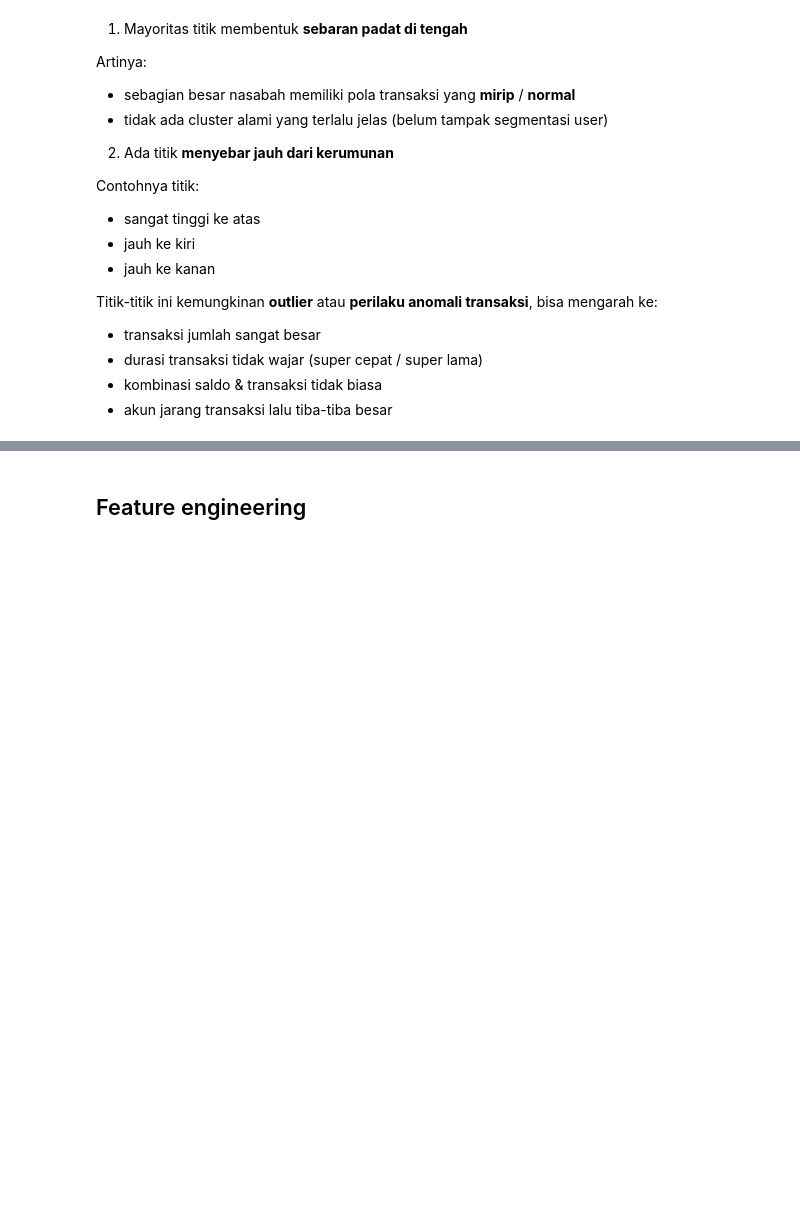
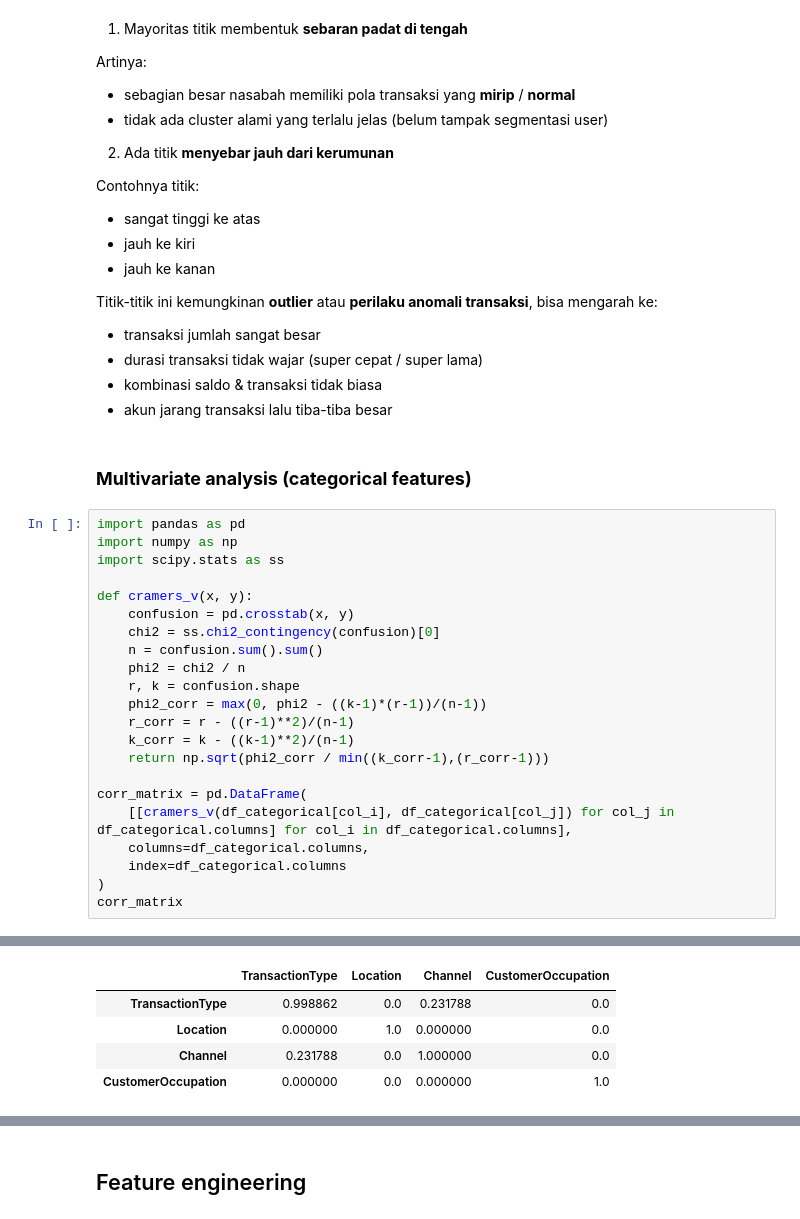
Before and after one commit to TurmaeUrsorum/zenitra-project-transaction-fraud, a Jupyter notebook: notebooks/Zenitra_Project.ipynb, the cells around one changed output, grey strips where cells are left out. Cells and saved outputs as stored; diff of their text form; blank space fills up the shorter version.

```diff
--- a/notebooks/Zenitra_Project.ipynb
+++ b/notebooks/Zenitra_Project.ipynb
@@ -777,3 +777,28 @@ Titik-titik ini kemungkinan **outlier** atau **perilaku anomali transaksi**, bis
 * durasi transaksi tidak wajar (super cepat / super lama)
 * kombinasi saldo & transaksi tidak biasa
 * akun jarang transaksi lalu tiba-tiba besar
+# %% [markdown]
+### **Multivariate analysis (categorical features)**
+# %%
+import pandas as pd
+import numpy as np
+import scipy.stats as ss
+
+def cramers_v(x, y):
+    confusion = pd.crosstab(x, y)
+    chi2 = ss.chi2_contingency(confusion)[0]
+    n = confusion.sum().sum()
+    phi2 = chi2 / n
+    r, k = confusion.shape
+    phi2_corr = max(0, phi2 - ((k-1)*(r-1))/(n-1))
+    r_corr = r - ((r-1)**2)/(n-1)
+    k_corr = k - ((k-1)**2)/(n-1)
+    return np.sqrt(phi2_corr / min((k_corr-1),(r_corr-1)))
+
+corr_matrix = pd.DataFrame(
+    [[cramers_v(df_categorical[col_i], df_categorical[col_j]) for col_j in df_categorical.columns] for col_i in df_categorical.columns],
+    columns=df_categorical.columns,
+    index=df_categorical.columns
+)
+corr_matrix
+# %% [output]
@@ -779,0 +806,5 @@ Titik-titik ini kemungkinan **outlier** atau **perilaku anomali transaksi**, bis
+|  | TransactionType | Location | Channel | CustomerOccupation |
+| TransactionType | 0.998862 | 0.0 | 0.231788 | 0.0 |
+| Location | 0.000000 | 1.0 | 0.000000 | 0.0 |
+| Channel | 0.231788 | 0.0 | 1.000000 | 0.0 |
+| CustomerOccupation | 0.000000 | 0.0 | 0.000000 | 1.0 |
```
Also changed, not shown: parts of 2 cells of this notebook.
